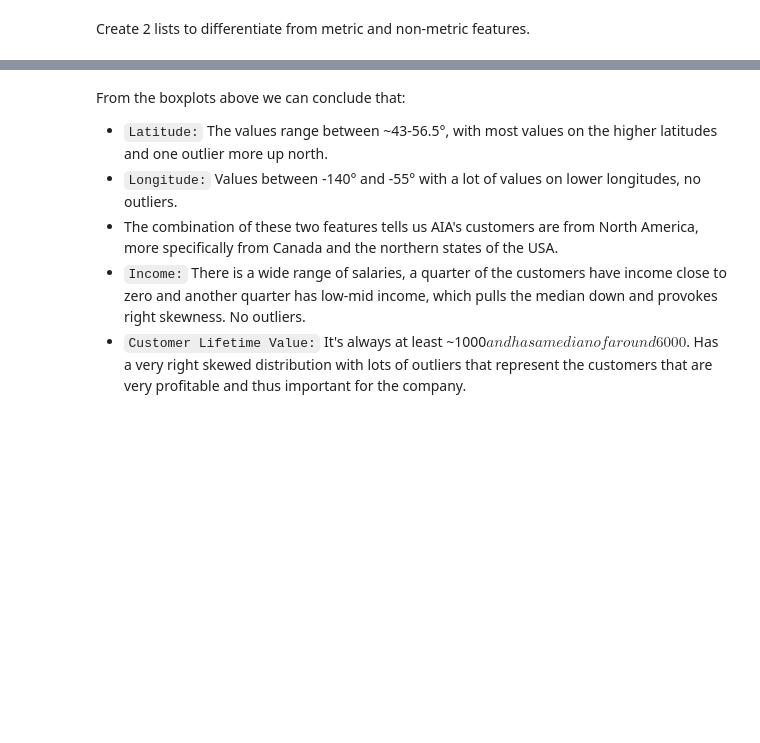
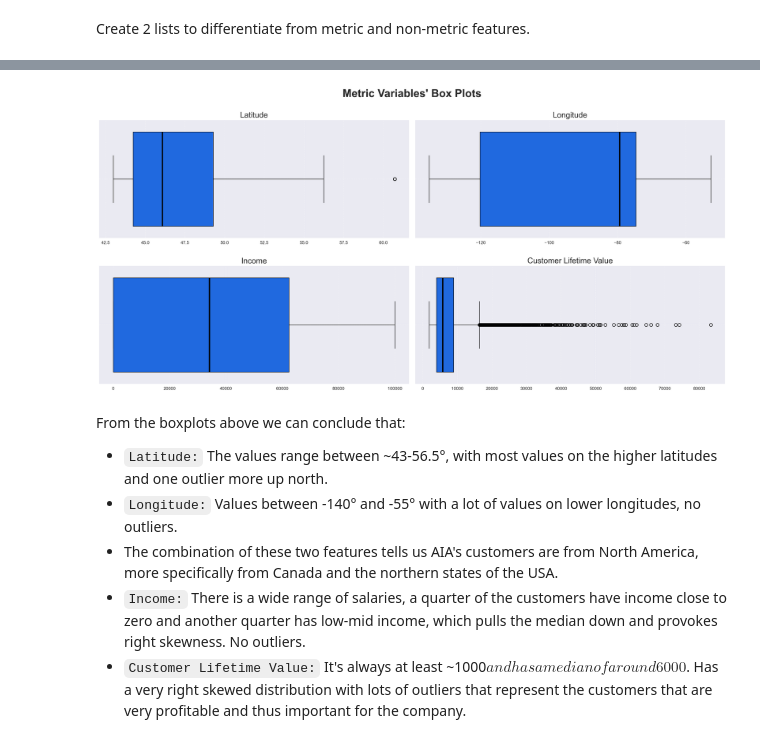
Before and after one commit to lourenco500/Data-Mining-Project, a Jupyter notebook: Data_Understanding_2.ipynb, the cells around one changed output, grey strips where cells are left out. Cells and saved outputs as stored; diff of their text form; code cells hidden in the pictures; blank space fills up the shorter version.

```diff
--- a/Data_Understanding_2.ipynb
+++ b/Data_Understanding_2.ipynb
@@ -278,34 +347,36 @@ for ax, feat in zip(axes.flatten(), metric_features_CDB):
                 # Set inside color to blue
                 color="#0062FF",
                 # Set line colors to black
                 boxprops=dict(edgecolor="black"),
                 whiskerprops=dict(color="black"),
                 capprops=dict(color="black"),
-                medianprops=dict(color="black"),
+                medianprops=dict(color="black", linewidth=3),
                 flierprops=dict(markeredgecolor="black"))
 
     # Put grid with low opacity and dashed line so it's visible, but not distracting
     ax.grid(True, linestyle="--", alpha=0.4)
 
     # Put title of each graph with bigger font
     ax.set_title(feat, fontsize=18)
 
     # Hide x label since we already have the boxlplot title at the top
     ax.set_xlabel("")
 
 # Layout
 # Add a centered title to the figure and plot it
 plt.suptitle("Metric Variables' Box Plots",
              fontsize = 25, fontweight="bold")
 
 # Create the folder '../figures/eda' if it doesn't already exist
 os.makedirs(os.path.join('..', 'figures', 'eda'), exist_ok=True)
 
 # Save figure to a png file in the folder created before
 plt.savefig(os.path.join('..', 'figures', 'eda', 'numeric_variables_histograms.png'), dpi=200)
 
 # Show plot
 plt.show()
+# %% [output]
+[figure, added]
 # %% [markdown]
 From the boxplots above we can conclude that:
 
```
Also changed, not shown: parts of 17 cells of this notebook, 1 other file.
